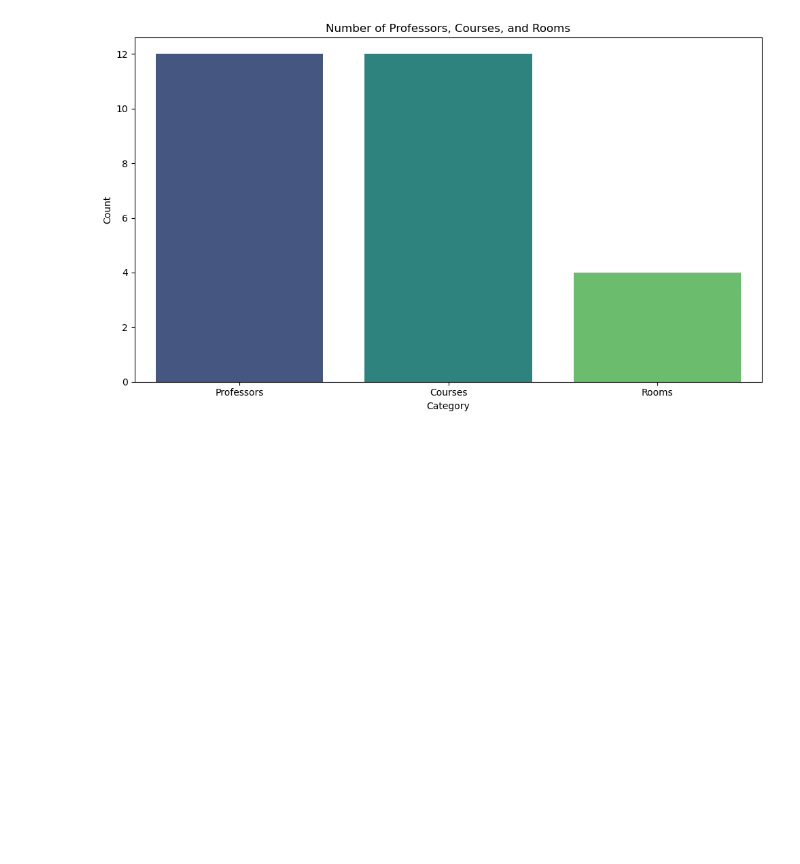
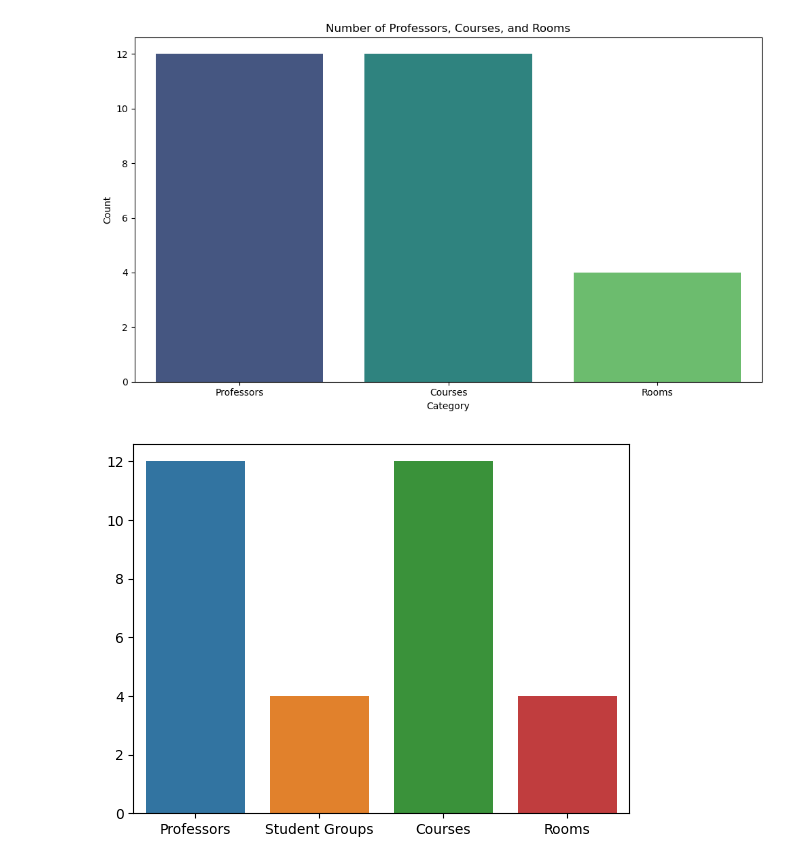
Before and after one commit to NanJ90/ETI, a Jupyter notebook: src/csp.ipynb, the cells around one changed output. Drawn from its saved outputs; the diff is of its cells as text; code cells hidden in the pictures; blank space fills up the shorter version.

```diff
--- a/src/csp.ipynb
+++ b/src/csp.ipynb
@@ -158,3 +158,16 @@ Number of Professors: 12
 Number of Courses: 12
 Number of Rooms: 4
 [figure]
+# %%
+Professors = ['1', '2', '3', '4', '5', '6', '7', '8', '9', '10', '11', '12']
+Student_Groups= ['1', '2', '3', '4']
+Courses= ['1', '2', '3', '4', '5', '6', '7', '8', '9', '10', '11', '12']
+Rooms =[0, 1, 2, 3]
+
+#barplot these 4 categories
+import matplotlib.pyplot as plt
+import seaborn as sns
+sns.barplot(x=['Professors', 'Student Groups', 'Courses', 'Rooms'], y=[len(Professors), len(Student_Groups), len(Courses), len(Rooms)])
+plt.show()
+# %% [output]
+[figure, added]
```
Also changed, not shown: 26 other files.
